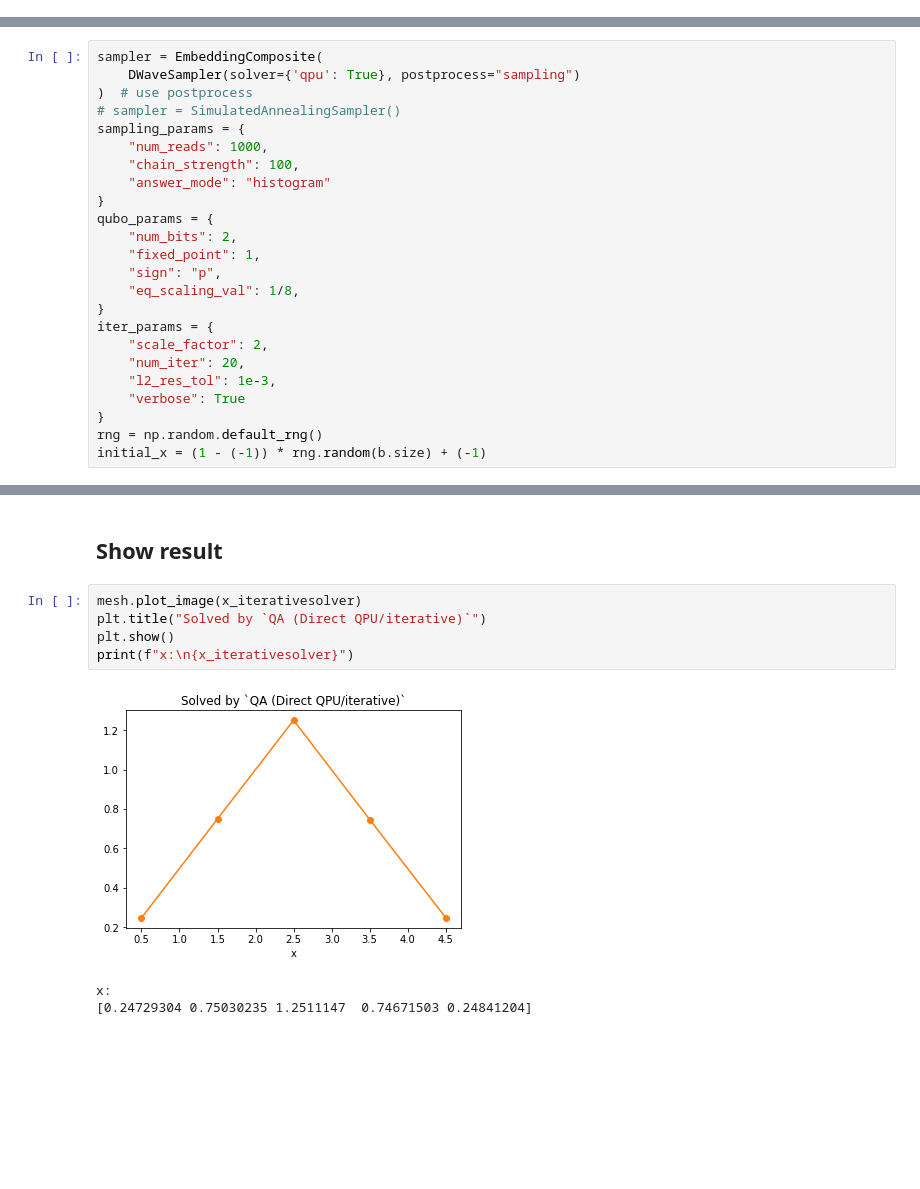
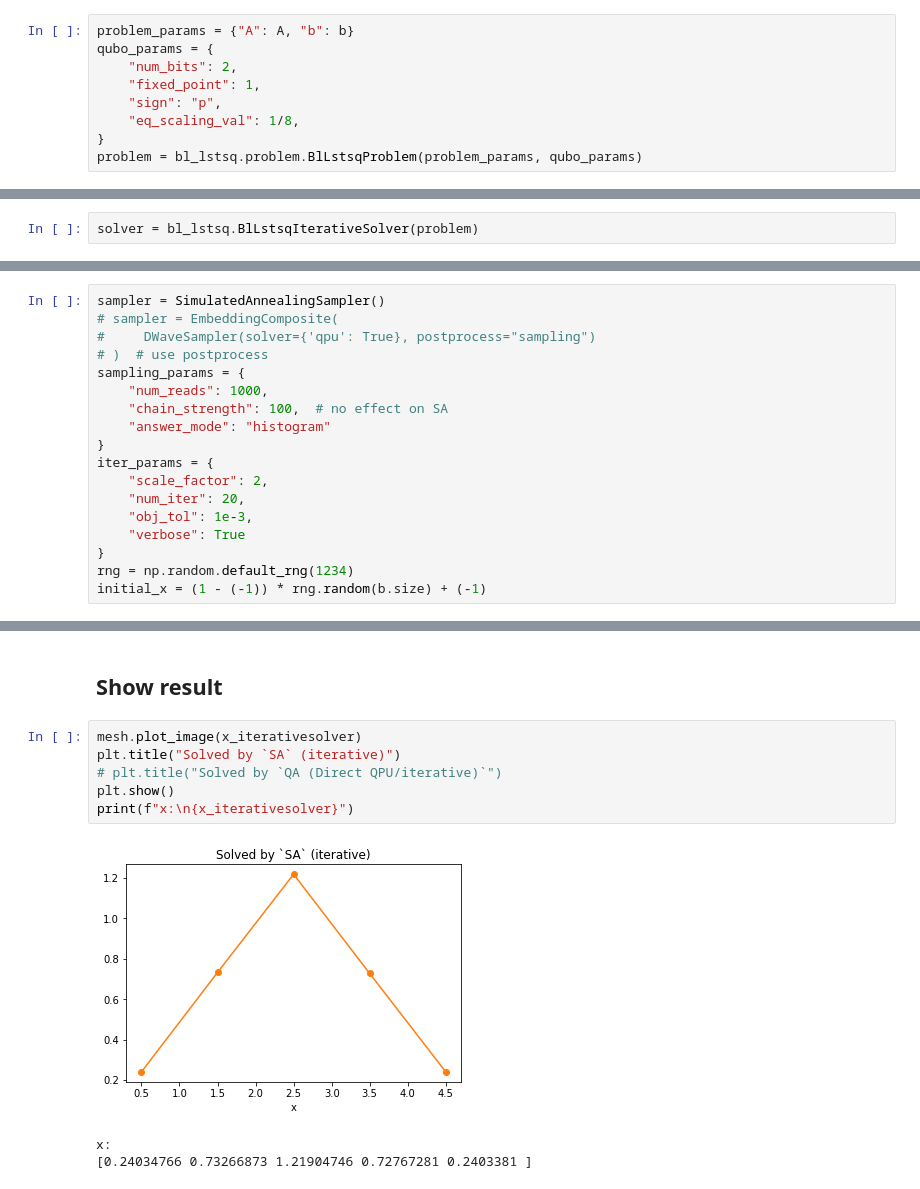
Before and after one commit to yezhengkai/DWave-Quantum-Annealing, a Jupyter notebook: examples/Poisson_equation_1D.ipynb, the cells around one changed output, grey strips where cells are left out. Cells and saved outputs as stored; diff of their text form; blank space fills up the shorter version.

```diff
--- a/examples/Poisson_equation_1D.ipynb
+++ b/examples/Poisson_equation_1D.ipynb
@@ -151,0 +159,9 @@ solver = bl_lstsq.IterativeSolver(A, b)
+# %%
+problem_params = {"A": A, "b": b}
+qubo_params = {
+    "num_bits": 2,
+    "fixed_point": 1,
+    "sign": "p",
+    "eq_scaling_val": 1/8,
+}
+problem = bl_lstsq.problem.BlLstsqProblem(problem_params, qubo_params)
@@ -152 +170,3 @@ solver = bl_lstsq.IterativeSolver(A, b)
+# %%
+solver = bl_lstsq.BlLstsqIterativeSolver(problem)
 # %% [markdown]
@@ -154,26 +174,20 @@ solver = bl_lstsq.IterativeSolver(A, b)
 # %%
-sampler = EmbeddingComposite(
-    DWaveSampler(solver={'qpu': True}, postprocess="sampling")
-)  # use postprocess
-# sampler = SimulatedAnnealingSampler()
+sampler = SimulatedAnnealingSampler()
+# sampler = EmbeddingComposite(
+#     DWaveSampler(solver={'qpu': True}, postprocess="sampling")
+# )  # use postprocess
 sampling_params = {
     "num_reads": 1000,
-    "chain_strength": 100,
+    "chain_strength": 100,  # no effect on SA
     "answer_mode": "histogram"
-}
-qubo_params = {
-    "num_bits": 2,
-    "fixed_point": 1,
-    "sign": "p",
-    "eq_scaling_val": 1/8,
 }
 iter_params = {
     "scale_factor": 2,
     "num_iter": 20,
-    "l2_res_tol": 1e-3,
+    "obj_tol": 1e-3,
     "verbose": True
 }
-rng = np.random.default_rng()
+rng = np.random.default_rng(1234)
 initial_x = (1 - (-1)) * rng.random(b.size) + (-1)
 # %% [markdown]
 ## Solve
@@ -208,10 +221,11 @@ Iter: 20
 ## Show result
 # %%
 mesh.plot_image(x_iterativesolver)
-plt.title("Solved by `QA (Direct QPU/iterative)`")
+plt.title("Solved by `SA` (iterative)")
+# plt.title("Solved by `QA (Direct QPU/iterative)`")
 plt.show()
 print(f"x:\n{x_iterativesolver}")
 # %% [output]
-[figure, old version]
+[figure, new version]
 x:
-[0.24729304 0.75030235 1.2511147  0.74671503 0.24841204]
+[0.24034766 0.73266873 1.21904746 0.72767281 0.2403381 ]
```
Also changed, not shown: parts of 23 cells of this notebook, 1 other file.
